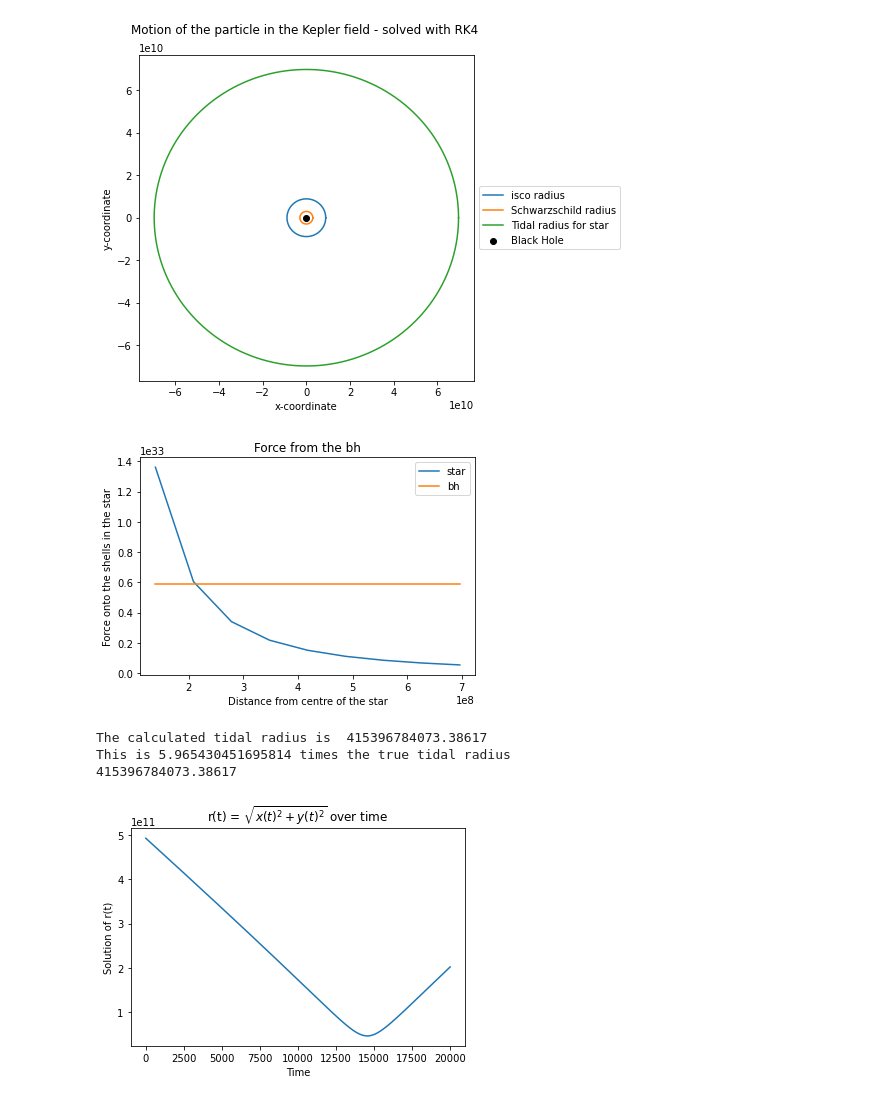
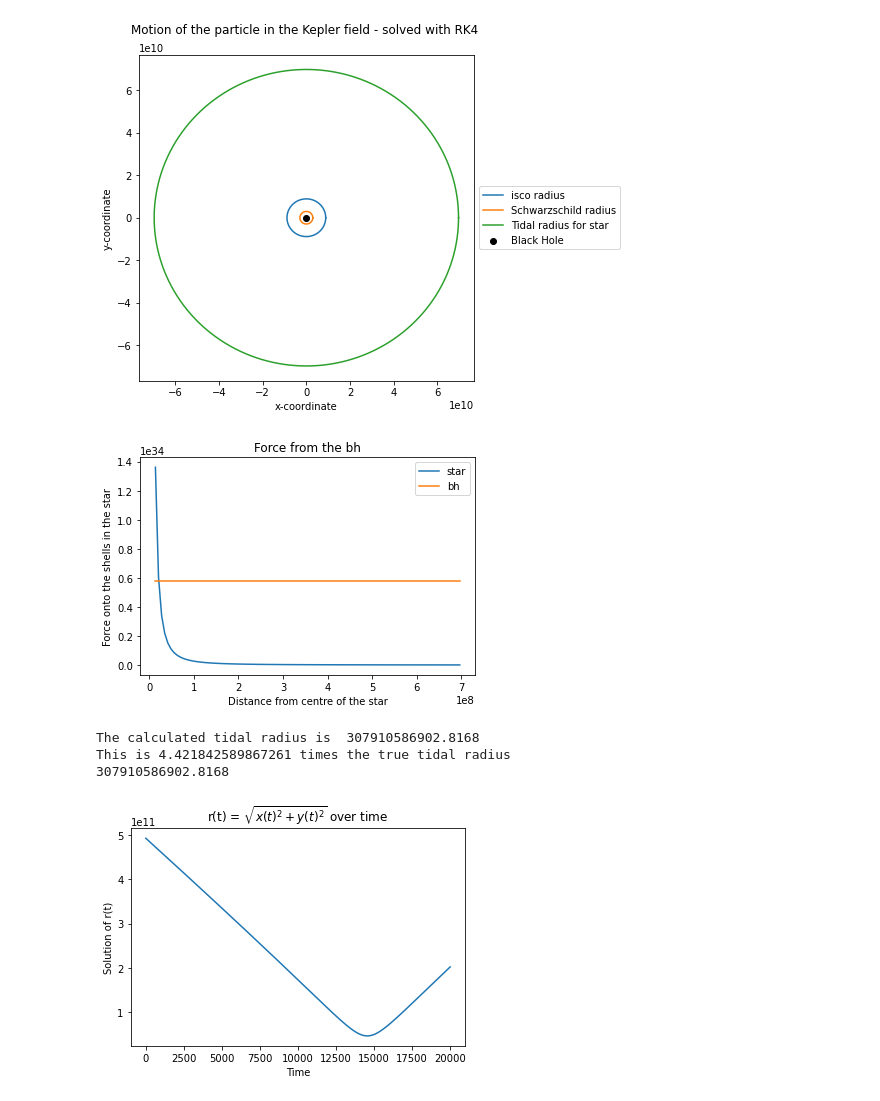
Before and after one commit to jurekjurek/cp_project, a Jupyter notebook: Calculation_Rt.ipynb, the cells around one changed output. Drawn from its saved outputs; the diff is of its cells as text; code cells hidden in the pictures.

```diff
--- a/Calculation_Rt.ipynb
+++ b/Calculation_Rt.ipynb
@@ -127,6 +127,9 @@ def gravitation_star(n_shells):
 
 #calculates the force from bh onto the shells
 def force_bh(t,x,y,v_x,v_y,n_shells):
+    A = G*M
+    B = L**2 / (m/n_shells)**2
+    C = 3*G*M*L**2 / (((m/n_shells)**2)*c**2)
     r=np.sqrt(x**2+y**2)
     ax=-A*x / (r**3) + B*x / (r**4) - C*x / (r**5)
     ay=-A*y / (r**3) + B*y / (r**4) - C*y / (r**5)
@@ -137,20 +140,22 @@ def force_bh(t,x,y,v_x,v_y,n_shells):
         F.append(mass_shells[i]*a)
     return F,radii
 # %%
-x0=3*r_tidal
+x0=4*r_tidal
 
-gstar,rad_star=gravitation_star(10)
-fbh,rad_star=force_bh(t,x0,y0,v_x0,v_y0,10)
+gstar,rad_star=gravitation_star(100)
+fbh,rad_star=force_bh(t,x0,y0,v_x0,v_y0,100)
+
 
 plt.plot(rad_star,gstar,label="star")
 plt.plot(rad_star,fbh,label="bh")
+
 plt.xlabel("Distance from centre of the star")
 plt.ylabel("Force onto the shells in the star")
 plt.title("Force from the bh")
 plt.legend()
 plt.show()
 # %% [output]
-[figure, old version]
+[figure, new version]
 # %%
 def my_rk4(x0,y0,v_x0,v_y0,h =0.4):
     '''
@@ -231,9 +236,9 @@ plt.ylabel('Solution of r(t)')
 plt.title('r(t) = $\sqrt{x(t)^2+y(t)^2}$ over time')
 plt.show()
 # %% [output]
-The calculated tidal radius is  415396784073.38617
-This is 5.965430451695814 times the true tidal radius
-415396784073.38617
+The calculated tidal radius is  307910586902.8168
+This is 4.421842589867261 times the true tidal radius
+307910586902.8168
 [figure]
 # %%
 plt.figure(figsize=(8, 8))
```
Also changed, not shown: parts of 1 cell of this notebook.
